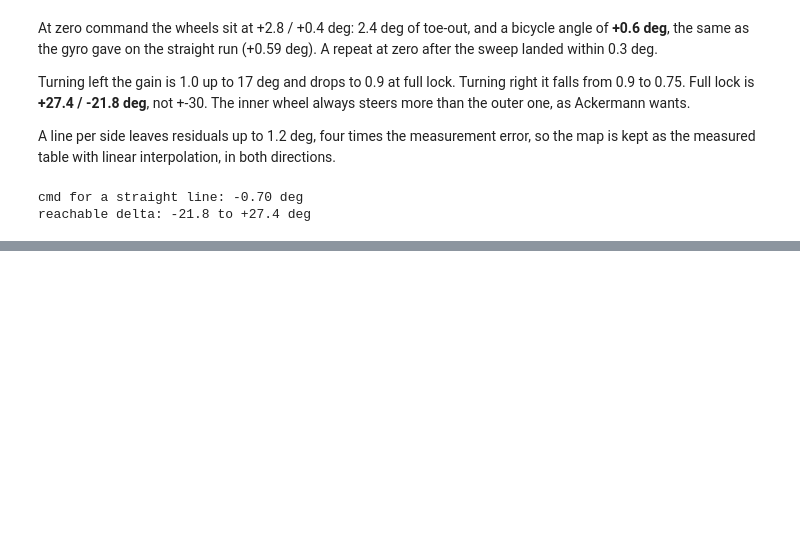
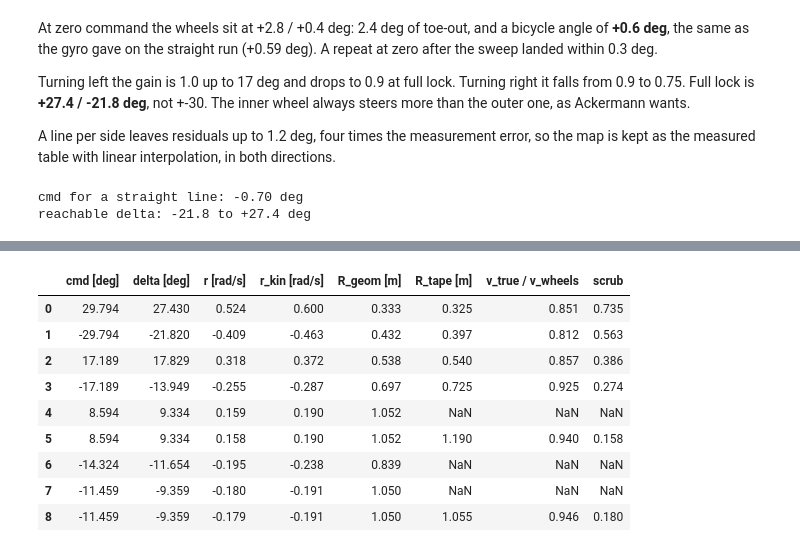
Before and after one commit to Gelminaio/drift-mpc-ackermann, a Jupyter notebook: notebooks/kinematic_model.ipynb, the cells around one changed output, grey strips where cells are left out. Saved outputs shown, nothing was run; the diff lists cells and outputs as text; code cells hidden in the pictures; blank space fills up the shorter version.

Commit message:
analysis: kinematic model vs gyro on slow circles

```diff
--- a/notebooks/kinematic_model.ipynb
+++ b/notebooks/kinematic_model.ipynb
@@ -204,0 +216,56 @@ reachable delta: -21.8 to +27.4 deg
+# %%
+TIRE_W = 0.026
+
+
+def split_runs(drive):
+    t = drive['t'].values
+    gaps = np.flatnonzero(np.diff(t) > 2.0)
+    return np.r_[t[0], t[gaps + 1]], np.r_[t[gaps], t[-1]]
+
+
+# (bag, run, tape diameter [mm]); kin_circles run 0 was disturbed, run 5 lifted
+circles = [('steering_circles', 0, 850), ('steering_circles', 2, 995),
+           ('kin_circles', 1, 1280), ('kin_circles', 2, 1650),
+           ('kin_circles', 3, None), ('kin_circles', 4, 2580),
+           ('kin_circles', 6, None), ('kin_circles', 7, None), ('kin_circles', 8, 2310)]
+
+rows, series = [], []
+for bag in ['steering_circles', 'kin_circles']:
+    d = bt.zero_time(bt.load(f'../data/{bag}_parquet'))
+    starts, ends = split_runs(d['drive'])
+    bias = bt.window(d['imu_data_raw'], 0, starts[0] - 0.5)['gz'].mean()
+    df = bt.merge_asof({k: d[k] for k in ['imu_data_raw', 'joint_states', 'steering_angle']})
+    df['r'] = (df['gz'] - bias).rolling(25, center=True).mean()    # 0.5 s
+    df['v'] = R_WHEEL * (df['wl'] + df['wr']) / 2
+    df['r_kin'] = df['v'] * np.tan(np.radians(cmd_to_delta(np.degrees(df['steer'])))) / L
+
+    for b, i, D in circles:
+        if b != bag:
+            continue
+        series.append(bt.window(df, starts[i] + 1, ends[i]).dropna(subset=['r', 'r_kin']))
+        steady = bt.window(df, starts[i] + 3, ends[i] - 2)
+        cmd = np.degrees(steady['steer'].median())
+        delta = cmd_to_delta(cmd)
+        row = {'cmd [deg]': cmd, 'delta [deg]': delta,
+               'r [rad/s]': steady['r'].mean(), 'r_kin [rad/s]': steady['r_kin'].mean(),
+               'R_geom [m]': L / np.tan(np.radians(abs(delta)))}
+        if D is not None:
+            R_tape = D / 2000 - T / 2 - TIRE_W / 2
+            row['R_tape [m]'] = R_tape
+            row['v_true / v_wheels'] = abs(row['r [rad/s]']) * R_tape / steady['v'].mean()
+            row['scrub'] = (R_tape + T / 2) / (R_tape - T / 2) - 1
+        rows.append(row)
+
+circ = pd.DataFrame(rows).round(3)
+circ
+# %% [output]
+|  | cmd [deg] | delta [deg] | r [rad/s] | r_kin [rad/s] | R_geom [m] | R_tape [m] | v_true / v_wheels | scrub |
+| 0 | 29.794 | 27.430 | 0.524 | 0.600 | 0.333 | 0.325 | 0.851 | 0.735 |
+| 1 | -29.794 | -21.820 | -0.409 | -0.463 | 0.432 | 0.397 | 0.812 | 0.563 |
+| 2 | 17.189 | 17.829 | 0.318 | 0.372 | 0.538 | 0.540 | 0.857 | 0.386 |
+| 3 | -17.189 | -13.949 | -0.255 | -0.287 | 0.697 | 0.725 | 0.925 | 0.274 |
+| 4 | 8.594 | 9.334 | 0.159 | 0.190 | 1.052 | NaN | NaN | NaN |
+| 5 | 8.594 | 9.334 | 0.158 | 0.190 | 1.052 | 1.190 | 0.940 | 0.158 |
+| 6 | -14.324 | -11.654 | -0.195 | -0.238 | 0.839 | NaN | NaN | NaN |
+| 7 | -11.459 | -9.359 | -0.180 | -0.191 | 1.050 | NaN | NaN | NaN |
+| 8 | -11.459 | -9.359 | -0.179 | -0.191 | 1.050 | 1.055 | 0.946 | 0.180 |
```
Also changed, not shown: parts of 3 cells of this notebook.
